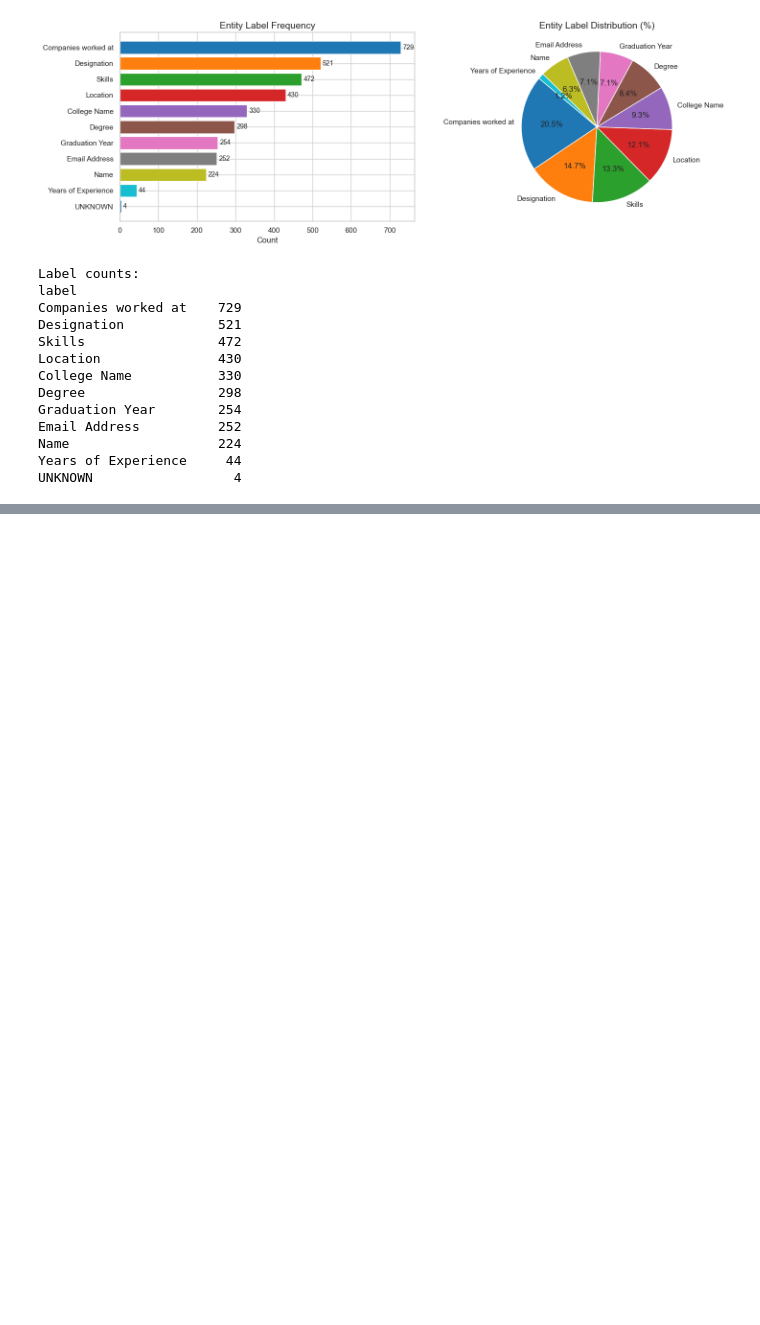
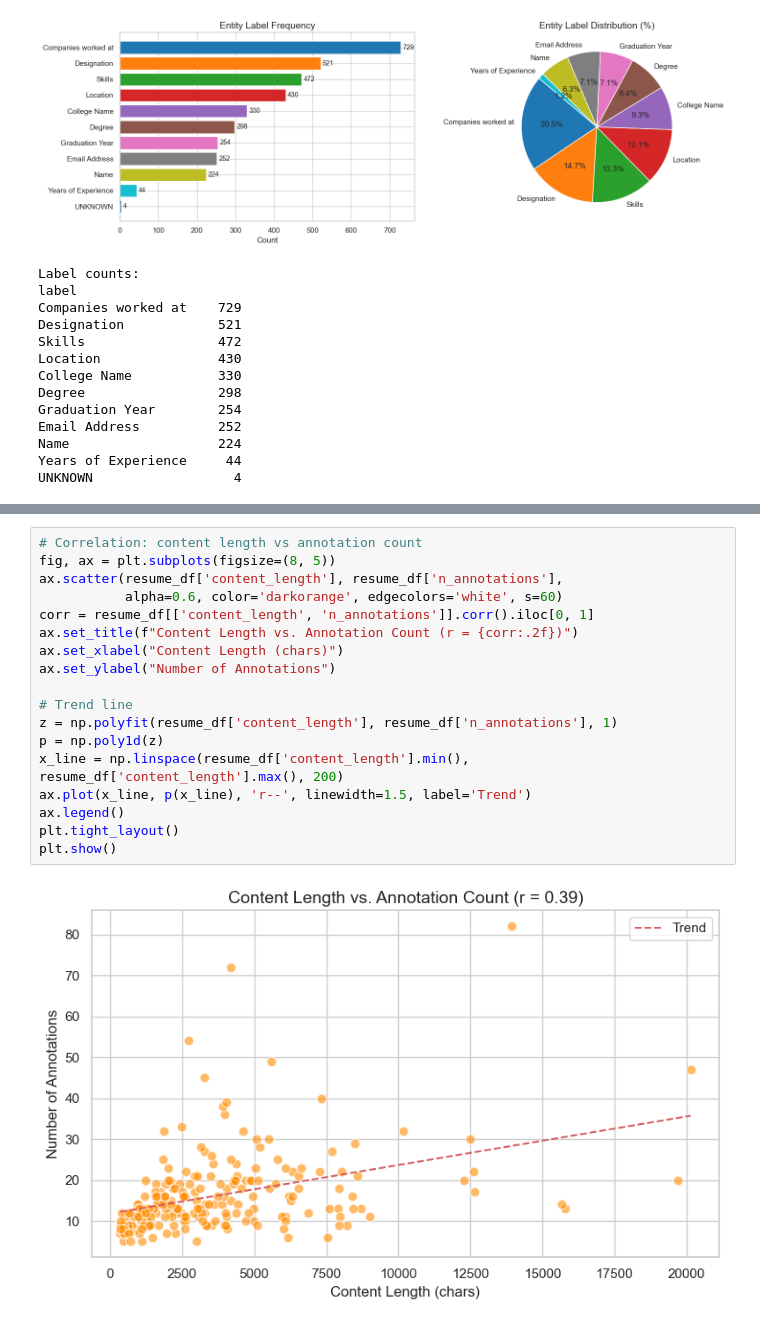
Before and after one commit to michellaprojects/nlp-ner, a Jupyter notebook: notebooks/EDA2.ipynb, the cells around one changed output, grey strips where cells are left out. Cells and saved outputs as stored; diff of their text form; blank space fills up the shorter version.

```diff
--- a/notebooks/EDA2.ipynb
+++ b/notebooks/EDA2.ipynb
@@ -155,0 +204,20 @@ UNKNOWN                  4
+# %%
+# Correlation: content length vs annotation count
+fig, ax = plt.subplots(figsize=(8, 5))
+ax.scatter(resume_df['content_length'], resume_df['n_annotations'],
+           alpha=0.6, color='darkorange', edgecolors='white', s=60)
+corr = resume_df[['content_length', 'n_annotations']].corr().iloc[0, 1]
+ax.set_title(f"Content Length vs. Annotation Count (r = {corr:.2f})")
+ax.set_xlabel("Content Length (chars)")
+ax.set_ylabel("Number of Annotations")
+
+# Trend line
+z = np.polyfit(resume_df['content_length'], resume_df['n_annotations'], 1)
+p = np.poly1d(z)
+x_line = np.linspace(resume_df['content_length'].min(), resume_df['content_length'].max(), 200)
+ax.plot(x_line, p(x_line), 'r--', linewidth=1.5, label='Trend')
+ax.legend()
+plt.tight_layout()
+plt.show()
+# %% [output]
+[figure, added]
```
Also changed, not shown: parts of 3 cells of this notebook.
